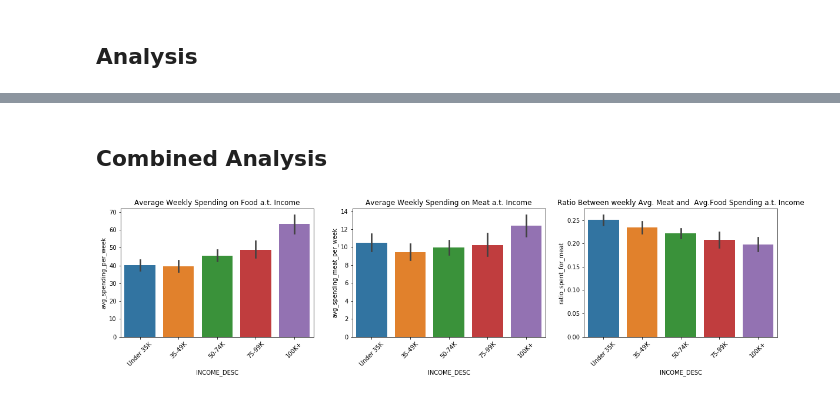
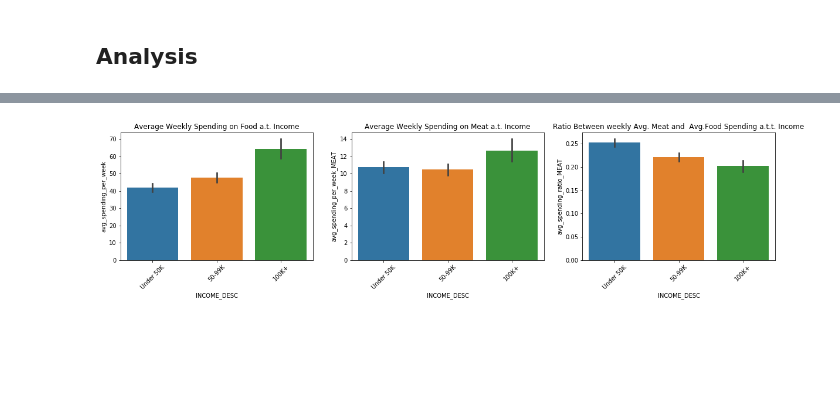
Before and after one commit to BenjaminEngelman/ADA-Project, a Jupyter notebook: demographic_analysis.ipynb, the cells around one changed output, grey strips where cells are left out. Drawn from its saved outputs; the diff is of its cells as text; code cells hidden in the pictures; blank space fills up the shorter version.

Commit message:
income categories changed

```diff
--- a/demographic_analysis.ipynb
+++ b/demographic_analysis.ipynb
@@ -75,0 +77,11 @@ df_products = pd.read_csv("dunnhumby/product.csv")
+# %%
+df_transactions = pd.read_csv("data/clean_transactions.csv")
+df_food_transactions = pd.read_csv("data/food_transactions.csv")
+
+df_meat_transactions = pd.merge(df_meat_products, df_food_transactions, on="PRODUCT_ID", how="inner")
+df_veggies_transactions = pd.merge(df_veggies_products, df_food_transactions, on="PRODUCT_ID", how="inner")
+
+df_pure_meat_transactions = pd.merge(df_pure_meat, df_food_transactions, on="PRODUCT_ID", how="inner")
+df_red_meat_transactions = pd.merge(df_red_meat, df_food_transactions, on="PRODUCT_ID", how="inner")
+df_white_meat_transactions = pd.merge(df_white_meat, df_food_transactions, on="PRODUCT_ID", how="inner")
+df_sea_food_transactions = pd.merge(df_sea_food, df_food_transactions, on="PRODUCT_ID", how="inner")
@@ -75,0 +115,23 @@ df_products = pd.read_csv("dunnhumby/product.csv")
+# %%
+# find active weeks  and total spendings per household
+weeks_activity_by_household = df_food_transactions.groupby("household_key").agg({"WEEK_NO": set, "PAID_PRICE": sum})
+# create new columns
+weeks_activity_by_household["number_of_active_weeks"] = weeks_activity_by_household["WEEK_NO"].apply(lambda x: len(x))
+weeks_activity_by_household["avg_spending_per_week"] = weeks_activity_by_household["PAID_PRICE"] / weeks_activity_by_household["number_of_active_weeks"]
+# drop week_no and sort
+weeks_activity_by_household = weeks_activity_by_household.drop(columns="WEEK_NO")
+weeks_activity_by_household = weeks_activity_by_household.sort_values(by="number_of_active_weeks", ascending=False).rename(columns={"PAID_PRICE": "PAID_FOOD"})
+
+# add more info
+dfs = [df_meat_transactions, df_veggies_transactions, df_pure_meat_transactions, df_red_meat_transactions, df_white_meat_transactions, df_sea_food_transactions]
+df_names = ['MEAT', 'VEGGIE', 'PURE_MEAT', 'RED_MEAT', 'WHITE_MEAT', 'SEA_FOOD']
+
+spent_by_household = weeks_activity_by_household.rename(columns={"PAID_PRICE_x": "paid_FOOD", "PAID_PRICE_y": "paid"})
+for name, df in zip(df_names, dfs):
+    spending = df.groupby("household_key").agg({"PAID_PRICE": sum}).reset_index().rename(columns={"PAID_PRICE": "PAID_" + name})
+    spent_by_household = pd.merge(spending, spent_by_household, on="household_key")
+
+    spent_by_household['avg_spending_per_week_' + name] = spent_by_household['PAID_' + name] / spent_by_household['number_of_active_weeks']
+    spent_by_household['avg_spending_ratio_' + name] = spent_by_household['avg_spending_per_week_' + name] / spent_by_household['avg_spending_per_week']
+
+spent_by_household
@@ -125,5 +190,3 @@ spent_by_household
-# %% [markdown]
-## Combined Analysis
 # %%
 df_spent_and_demog=pd.merge(df_household, spent_by_household, on='household_key', how='inner')
 # %%
@@ -132,15 +195,15 @@ def plot_weekly_spending(df, demographic_feature, feature_name, order=None):
     chart = sns.barplot(x = demographic_feature, y ='avg_spending_per_week', data = df, ax = axes[0], order=order)
     chart.set_xticklabels(chart.get_xticklabels(), rotation=45)
     axes[0].set_title(f'Average Weekly Spending on Food a.t. {feature_name}')
-    chart = sns.barplot(x = demographic_feature, y ='avg_spending_meat_per_week', data = df, ax = axes[1], order=order)
+    chart = sns.barplot(x = demographic_feature, y ='avg_spending_per_week_MEAT', data = df, ax = axes[1], order=order)
     chart.set_xticklabels(chart.get_xticklabels(), rotation=45)
     axes[1].set_title(f'Average Weekly Spending on Meat a.t. {feature_name}')
-    chart = sns.barplot(x = demographic_feature, y ='ratio_spent_for_meat', data = df, ax = axes[2], order=order)
+    chart = sns.barplot(x = demographic_feature, y ='avg_spending_ratio_MEAT', data = df, ax = axes[2], order=order)
     chart.set_xticklabels(chart.get_xticklabels(), rotation=45)
-    axes[2].set_title(f'Ratio Between weekly Avg. Meat and  Avg.Food Spending a.t. {feature_name}');
+    axes[2].set_title(f'Ratio Between weekly Avg. Meat and  Avg.Food Spending a.t.t. {feature_name}');
 # %%
-plot_weekly_spending(df_spent_and_demog, 'INCOME_DESC', 'Income', order=["Under 35K", "35-49K", "50-74K", "75-99K", "100K+"])
+plot_weekly_spending(df_spent_and_demog, 'INCOME_DESC', 'Income', order=['Under 50K', '50-99K', '100K+'])
 # %% [output]
-[figure, old version]
+[figure, new version]
 # %%
 plot_weekly_spending(df_spent_and_demog, 'HH_COMP_DESC', 'House Size')
```
Also changed, not shown: parts of 20 cells of this notebook.
